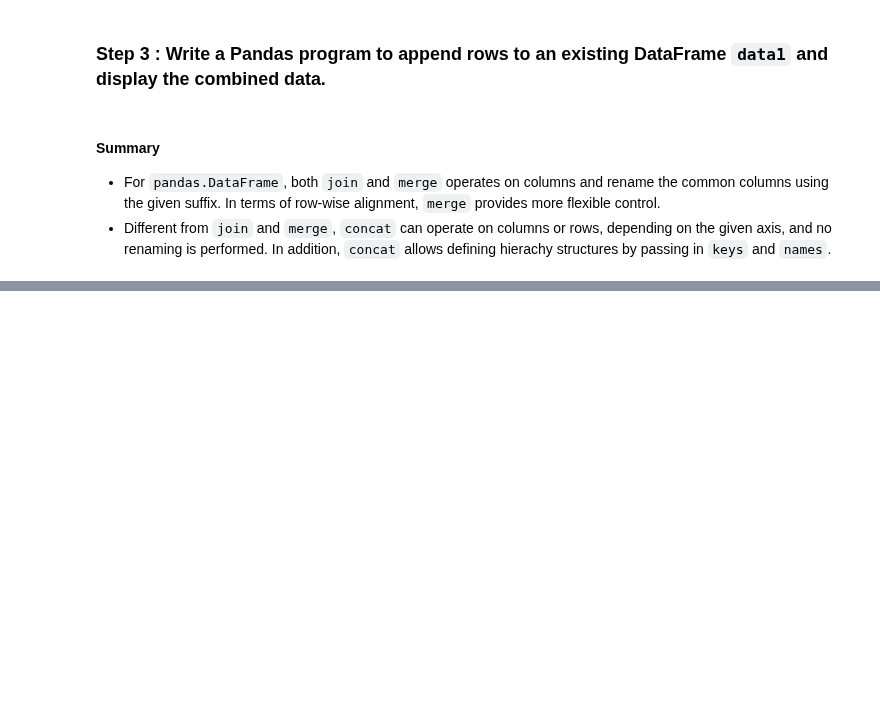
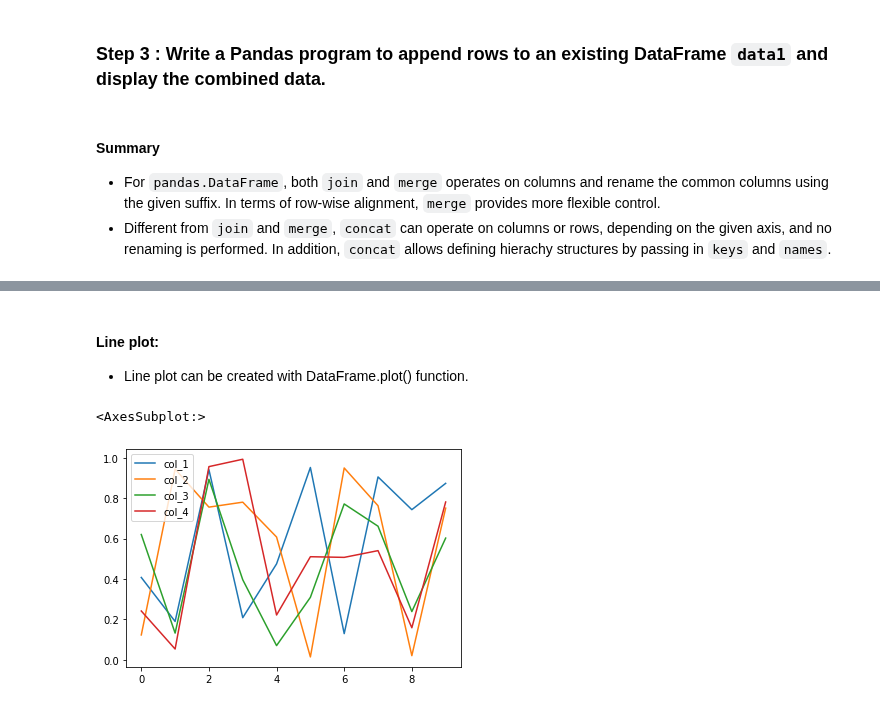
Before and after one commit to tayyabsarfraz/Introduction-to-Data-Analyst-and-Data-Science, a Jupyter notebook: Module no 02- Python for Data Scientists/Pandas for Data Scientists/Lec-2.09_00(Pandas-00-Introduction).ipynb, the cells around one changed output, grey strips where cells are left out. Cells and saved outputs as stored; diff of their text form; code cells hidden in the pictures; blank space fills up the shorter version.

Commit message:
Module no 02 - Python for Data Scientists

```diff
--- a/Module no 02- Python for Data Scientists/Pandas for Data Scientists/Lec-2.09_00(Pandas-00-Introduction).ipynb
+++ b/Module no 02- Python for Data Scientists/Pandas for Data Scientists/Lec-2.09_00(Pandas-00-Introduction).ipynb
@@ -957,0 +935,11 @@ array(['Afghanistan', 'Albania', 'Algeria', 'Angola', 'Argentina',
+# %%
+#importing packages
+import numpy as np
+import pandas as pd
+
+#creating a DataFrame
+df = pd.DataFrame(np.random.rand(10, 4), columns=('col_1', 'col_2', 'col_3', 'col_4'))
+# Since this is a randomly generated dataframe the values will differ everytime you run this code for everyone.
+
+#displaying the DataFrame
+df
@@ -957,0 +958,8 @@ array(['Afghanistan', 'Albania', 'Algeria', 'Angola', 'Argentina',
+# %% [markdown]
+#### Line plot:
+- Line plot can be created with DataFrame.plot() function.
+# %%
+df.plot()
+# %% [output]
+<AxesSubplot:>
+[figure, added]
```
Also changed, not shown: parts of 20 cells of this notebook, 1 other file.
